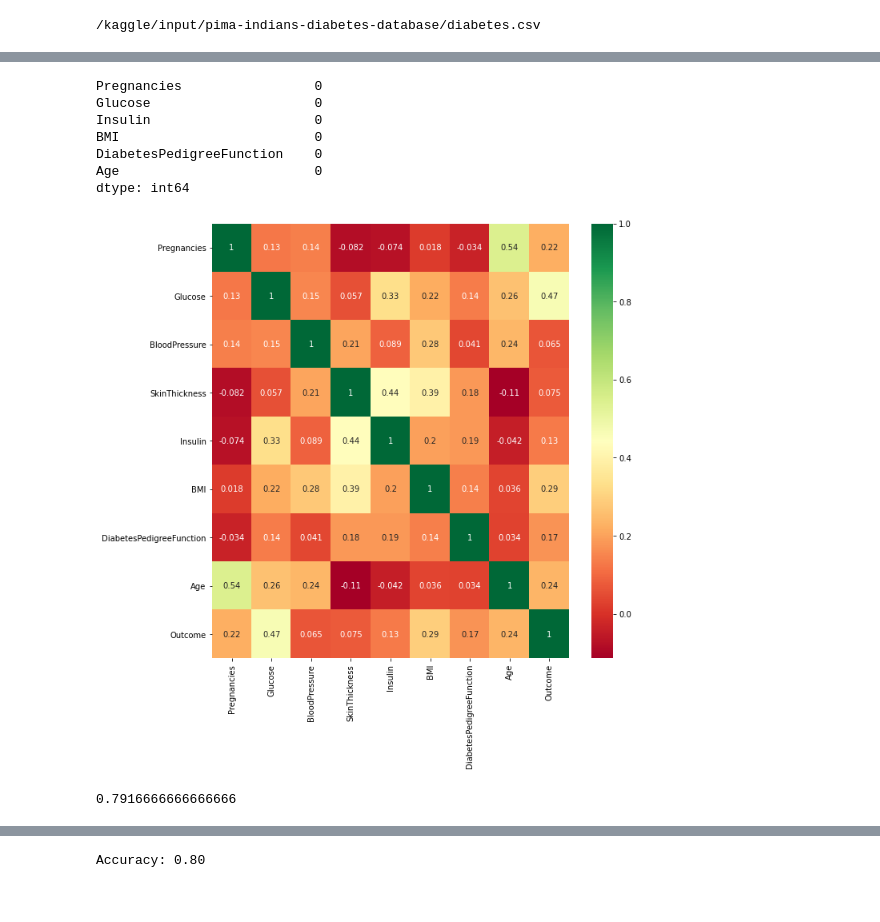
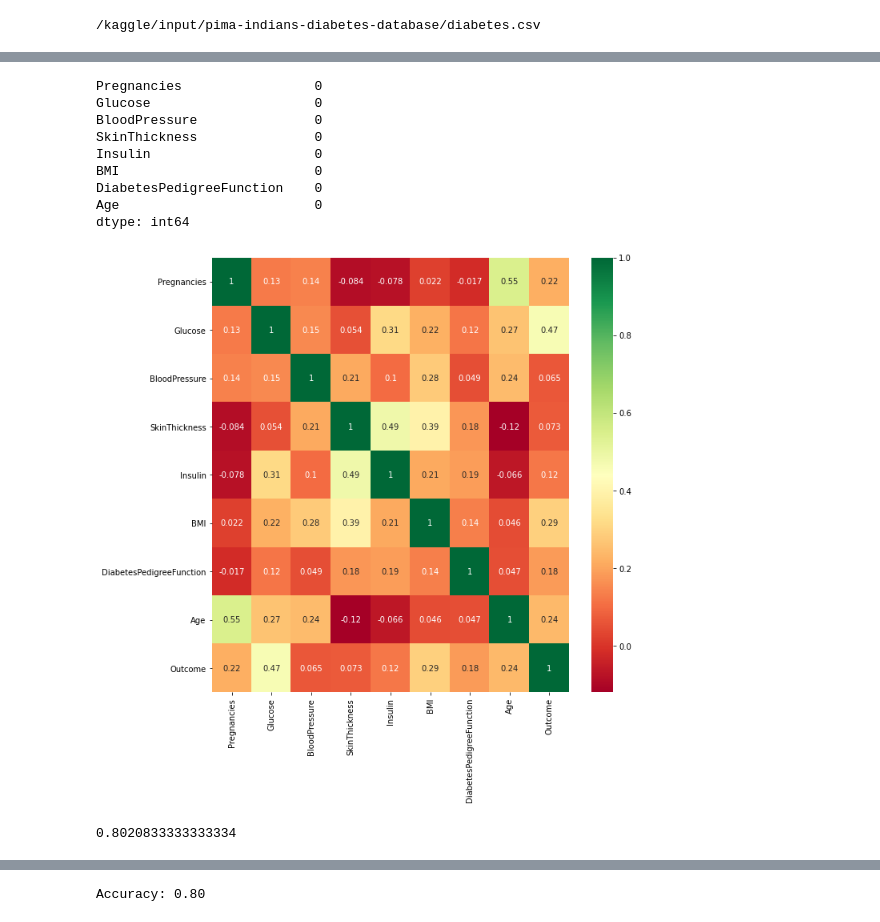
Before and after one commit to shrumin/Indian_Diabetes, a Jupyter notebook: Indian-Diabetes-2.ipynb, the cells around one changed output, grey strips where cells are left out. Cells and saved outputs as stored; diff of their text form; code cells hidden in the pictures.

```diff
--- a/Indian-Diabetes-2.ipynb
+++ b/Indian-Diabetes-2.ipynb
@@ -62,0 +43,24 @@ data1.head()
+# %%
+#checking for NA
+data1.isnull().values.any()
+data1.head()
+from sklearn.neighbors import LocalOutlierFactor
+lof =LocalOutlierFactor(n_neighbors= 10)
+lof.fit_predict(data1)
+data1_scores = lof.negative_outlier_factor_
+np.sort(data1_scores)[0:30]
+for feature in data1:
+
+    Q1 = data1[feature].quantile(0.25)
+    Q3 = data1[feature].quantile(0.75)
+    IQR = Q3-Q1
+    upper = Q3 + 1.5*IQR
+    lower = Q1 - 1.5*IQR
+
+    if data1[(data1[feature] > upper) | (data1[feature] < lower)].any(axis=None):
+        print(feature,"yes")
+        print(data1[(data1[feature] > upper) | (data1[feature] < lower)].shape[0])
+        print("lower",lower,"\nupper",upper)
+        data1.loc[data1[feature] > upper,feature] = upper
+    else:
+        print(feature, "no")
@@ -69,24 +91,26 @@ plt.show()
 # %%
 #correlation matrix
 import seaborn as sns
 corrmat = data1.corr()
 top_corr_features = corrmat.index
 plt.figure(figsize=(10,10))
 #plot heat map
 g=sns.heatmap(data1[top_corr_features].corr(),annot=True,cmap="RdYlGn")
-X=data1[['Pregnancies','Glucose','Insulin','BMI','DiabetesPedigreeFunction','Age']]
+X=data1[['Pregnancies','Glucose','BloodPressure','SkinThickness','Insulin','BMI','DiabetesPedigreeFunction','Age']]
 Y=data1[['Outcome']]
 Y=np.ravel(Y)
 X.isnull().sum()
 # %% [output]
 Pregnancies                 0
 Glucose                     0
+BloodPressure               0
+SkinThickness               0
 Insulin                     0
 BMI                         0
 DiabetesPedigreeFunction    0
 Age                         0
 dtype: int64
-[figure, old version]
+[figure, new version]
 # %%
 #Preprocessing
 from sklearn.preprocessing import MinMaxScaler
@@ -110,7 +134,7 @@ predictions = logistic_reg.predict(x_test)
 score = logistic_reg.score(x_test, y_test)
 print(score)
 # %% [output]
-0.7916666666666666
+0.8020833333333334
 # %%
 #printing confusion matrix
 import matplotlib.pyplot as plt
```
Also changed, not shown: parts of 15 cells of this notebook.
